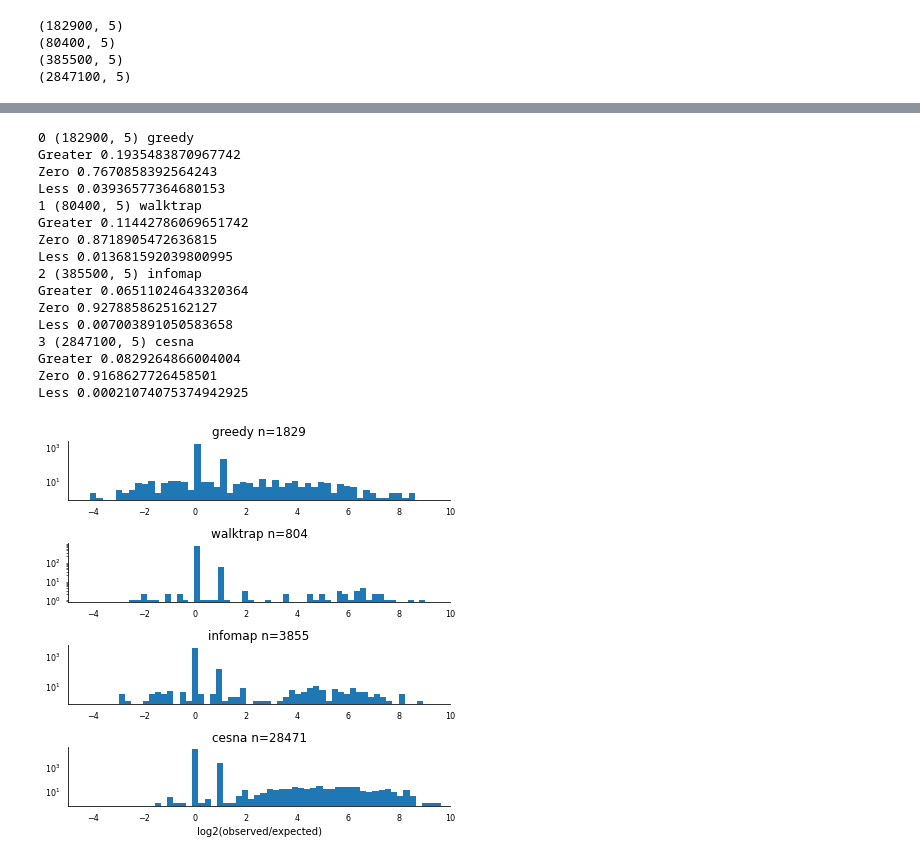
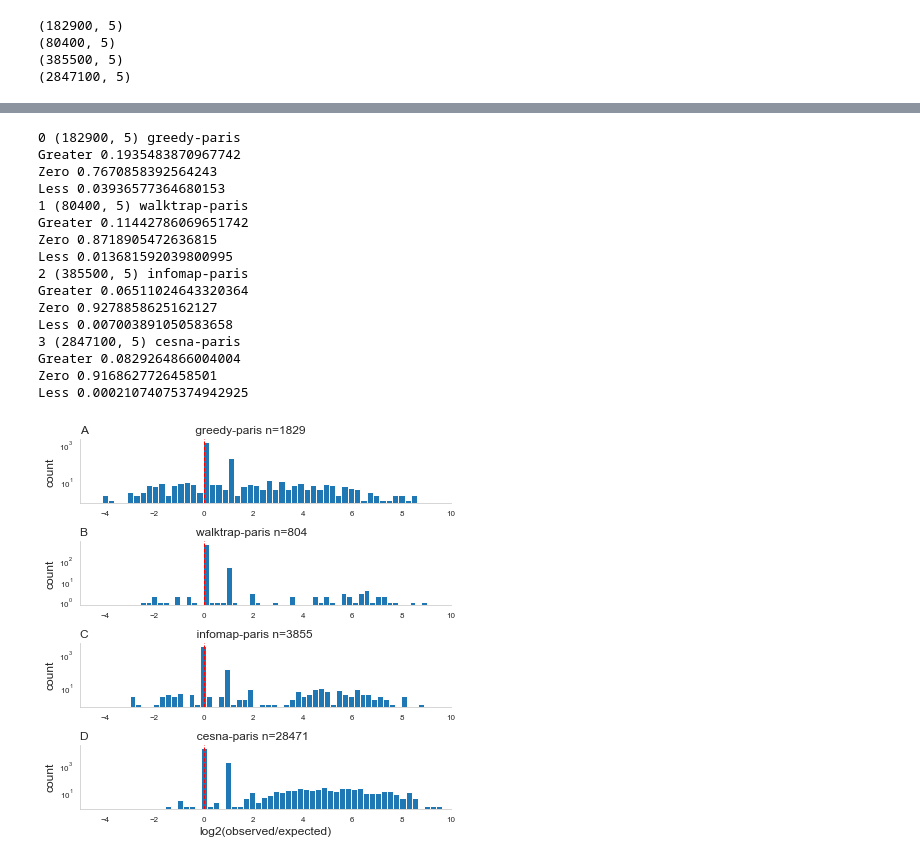
Before and after one commit to MSBradshaw/BOCC, a Jupyter notebook: Scripts/presentation_plotter.ipynb, the cells around one changed output, grey strips where cells are left out. Saved outputs shown, nothing was run; the diff lists cells and outputs as text; code cells hidden in the pictures.

```diff
--- a/Scripts/presentation_plotter.ipynb
+++ b/Scripts/presentation_plotter.ipynb
@@ -81,0 +59,13 @@ c_coms = BOCC.load_clusters('../Clusters/2021/cesna.2021.coms.txt')
+# %%
+# do the same things as above but with the paris 2021 crosses
+g_subcoms = load_clusters('../SubComs/2021/paris.greedy.2021.coms.txt')
+w_subcoms = load_clusters('../SubComs/2021/paris.walktrap.2021.coms.txt')
+i_subcoms = load_clusters('../SubComs/2021/paris.infomap.2021.coms.txt')
+c_subcoms = load_clusters('../SubComs/2021/paris.cesna.2021.coms.txt')
+
+print('# sub clusters',sum([len(g_subcoms),len(w_subcoms),len(i_subcoms),len(c_subcoms)]))
+g_subcoms = remove_trivial_coms(g_subcoms)
+w_subcoms = remove_trivial_coms(w_subcoms)
+i_subcoms = remove_trivial_coms(i_subcoms)
+c_subcoms = remove_trivial_coms(c_subcoms)
+print('# non-trivial sub clusters',sum([len(g_subcoms),len(w_subcoms),len(i_subcoms),len(c_subcoms)]))
@@ -189,23 +199,3 @@ print(c_snow.shape)
 (80400, 5)
 (385500, 5)
 (2847100, 5)
-# %%
-# plot size vs num rediscoveries for obversed & expected for each algo
-fig, axes = plt.subplots(4)
-fig.set_size_inches(6, 6)
-
-for i,d in enumerate(zip([g_snow,w_snow,i_snow,c_snow],['greedy','walktrap','infomap','cesna'])):
-    print(i,d[0].shape,d[1])
-    # obsereved  = median of real values
-    # expected =. median of snowball simulations
-    plt_data = {'size':[],'observed':[],'expected':[]}
-    # for this df get
-    plt_df = d[0].groupby('rep_and_com_size').median().reset_index()
-    axes[i].plot(plt_df['rep_and_com_size'],plt_df['com_score'],color='red',label='Observed')
-    axes[i].plot(plt_df['rep_and_com_size'],plt_df['replicate_score'],color='black',label='Expected')
-    clear_ax(axes[i],bottom=True, left=True)
-axes[-1].set_xlabel('Size')
-axes[0].legend()
-plt.tight_layout()
-plt.savefig('../Figures/snowball_paris_2020_size_v_rediscoveries.png',dpi=300)
-plt.show()
@@ -232,41 +216,46 @@ def control_inf(x):
 #             print(x)
         return np.log2(x)
 
-for i,d in enumerate(zip([g_snow,w_snow,i_snow,c_snow],['greedy','walktrap','infomap','cesna'])):
+spaces = '                                '
+letters = ['A','B','C','D']
+for i,d in enumerate(zip([g_snow,w_snow,i_snow,c_snow],['greedy-paris','walktrap-paris','infomap-paris','cesna-paris'])):
     print(i,d[0].shape,d[1])
     # for each com in this algo, plot its observed and expected values as one point
     plt_df = d[0].groupby('com_id').median().reset_index()
     plt_df['ratio'] = plt_df['com_score'] / plt_df['replicate_score']
     plt_df['log2_ratio'] = [ control_inf(x) for x in plt_df['ratio']]
     ratios = plt_df['log2_ratio']
     print('Greater',sum(plt_df['log2_ratio'] > 0) / len(ratios))
     print('Zero',sum(plt_df['log2_ratio'] == 0) / len(ratios))
     print('Less',sum(plt_df['log2_ratio'] < 0) / len(ratios))
     axes[i].set_yscale('log')
     axes[i].hist(ratios,bins=50)
     clear_ax(axes[i],bottom=True, left=True)
-    axes[i].set_title('{algo} n={n}'.format(algo=d[1],n=str(len(d[0]['com_id'].unique()))))
+    axes[i].set_title('{letter}{spaces}{algo} n={n}'.format(algo=d[1],n=str(len(d[0]['com_id'].unique())),letter=letters[i],spaces=spaces)
+                      ,loc='left',fontsize=std_fontsize)
     axes[i].set_xlim(-5,10)
-axes[-1].set_xlabel('log2(observed/expected)')
+    axes[i].axvline(x=0, linewidth=1, color='r', ls='--')
+    axes[i].set_ylabel('count',fontsize=std_fontsize)
+axes[-1].set_xlabel('log2(observed/expected)',fontsize=std_fontsize)
 # axes[0].legend()
 plt.tight_layout()
 plt.savefig('../Figures/snowball_paris_2020_expected_vs_obs.png',dpi=300)
 plt.show()
 # %% [output]
-0 (182900, 5) greedy
+0 (182900, 5) greedy-paris
 Greater 0.1935483870967742
 Zero 0.7670858392564243
 Less 0.03936577364680153
-1 (80400, 5) walktrap
+1 (80400, 5) walktrap-paris
 Greater 0.11442786069651742
 Zero 0.8718905472636815
 Less 0.013681592039800995
-2 (385500, 5) infomap
+2 (385500, 5) infomap-paris
 Greater 0.06511024643320364
 Zero 0.9278858625162127
 Less 0.007003891050583658
-3 (2847100, 5) cesna
+3 (2847100, 5) cesna-paris
 Greater 0.0829264866004004
 Zero 0.9168627726458501
 Less 0.00021074075374942925
-[figure, old version]
+[figure, new version]
```
Also changed, not shown: parts of 41 cells of this notebook, 16 other files.
